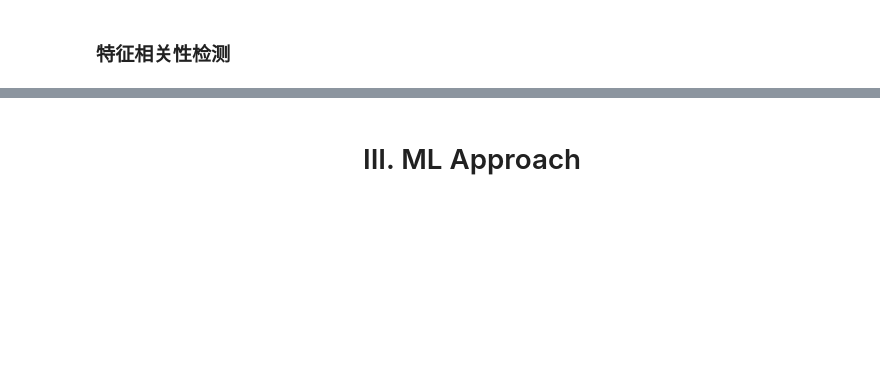
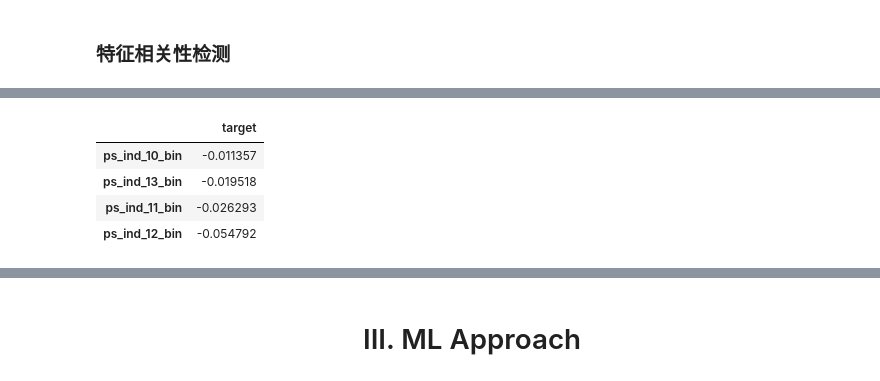
Before and after one commit to OneStepAndTwoSteps/Kaggle-Project, a Jupyter notebook: Porto Seguro’s Safe Driver Prediction/notebook301934bb94.ipynb, the cells around one changed output, grey strips where cells are left out. Cells and saved outputs as stored; diff of their text form; code cells hidden in the pictures; blank space fills up the shorter version.

```diff
--- a/Porto Seguro’s Safe Driver Prediction/notebook301934bb94.ipynb
+++ b/Porto Seguro’s Safe Driver Prediction/notebook301934bb94.ipynb
@@ -317,0 +366,8 @@ ps_ind_06_bin  -0.338307
+# %%
+correlations.loc[correlations.index.isin(['ps_ind_10_bin','ps_ind_11_bin','ps_ind_12_bin','ps_ind_13_bin'])]
+# %% [output]
+|  | target |
+| ps_ind_10_bin | -0.011357 |
+| ps_ind_13_bin | -0.019518 |
+| ps_ind_11_bin | -0.026293 |
+| ps_ind_12_bin | -0.054792 |
```
Also changed, not shown: parts of 67 cells of this notebook, 1 other file.
